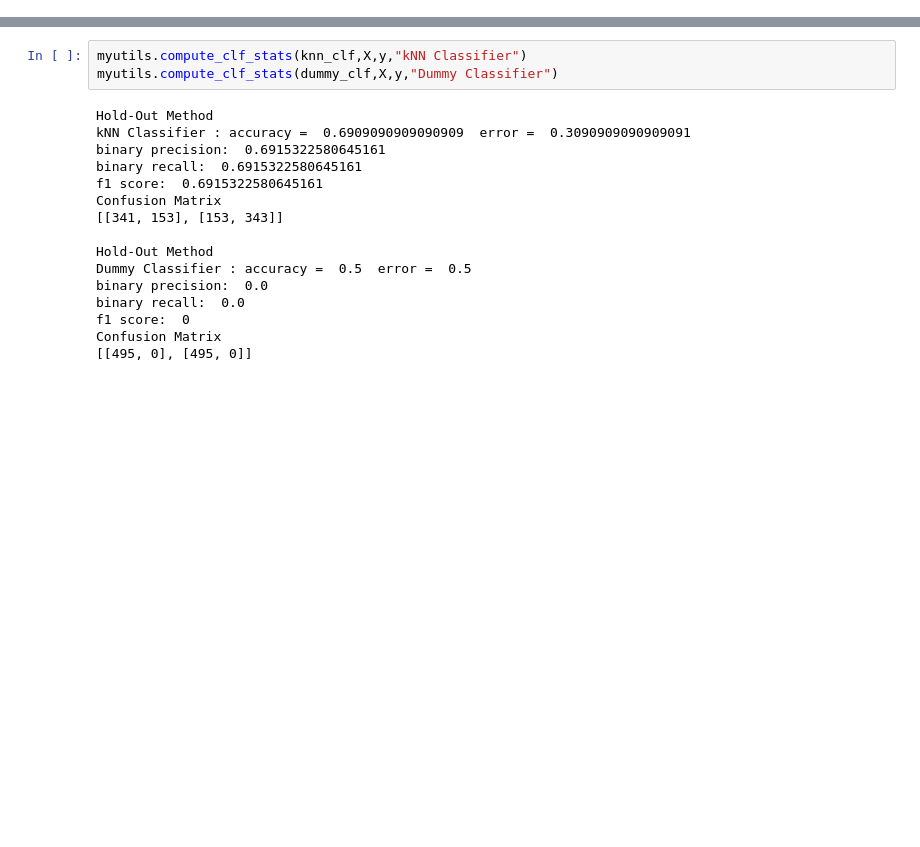
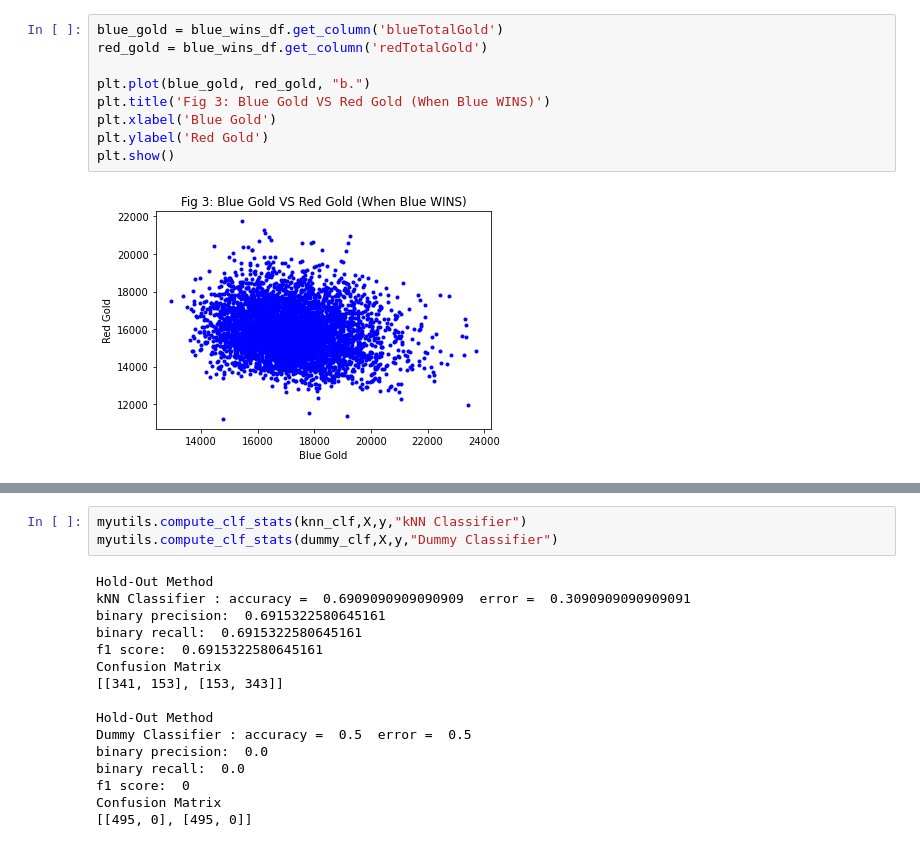
Before and after one commit to TrevorBushnell/League-Game-Prediction-Project, a Jupyter notebook: Project_Report.ipynb, the cells around one changed output, grey strips where cells are left out. Saved outputs shown, nothing was run; the diff lists cells and outputs as text; blank space fills up the shorter version.

```diff
--- a/Project_Report.ipynb
+++ b/Project_Report.ipynb
@@ -58,0 +171,11 @@ nb_clf = MyNaiveBayesClassifier()
+# %%
+blue_gold = blue_wins_df.get_column('blueTotalGold')
+red_gold = blue_wins_df.get_column('redTotalGold')
+
+plt.plot(blue_gold, red_gold, "b.")
+plt.title('Fig 3: Blue Gold VS Red Gold (When Blue WINS)')
+plt.xlabel('Blue Gold')
+plt.ylabel('Red Gold')
+plt.show()
+# %% [output]
+[figure, added]
```
Also changed, not shown: parts of 59 cells of this notebook, 2 other files.
